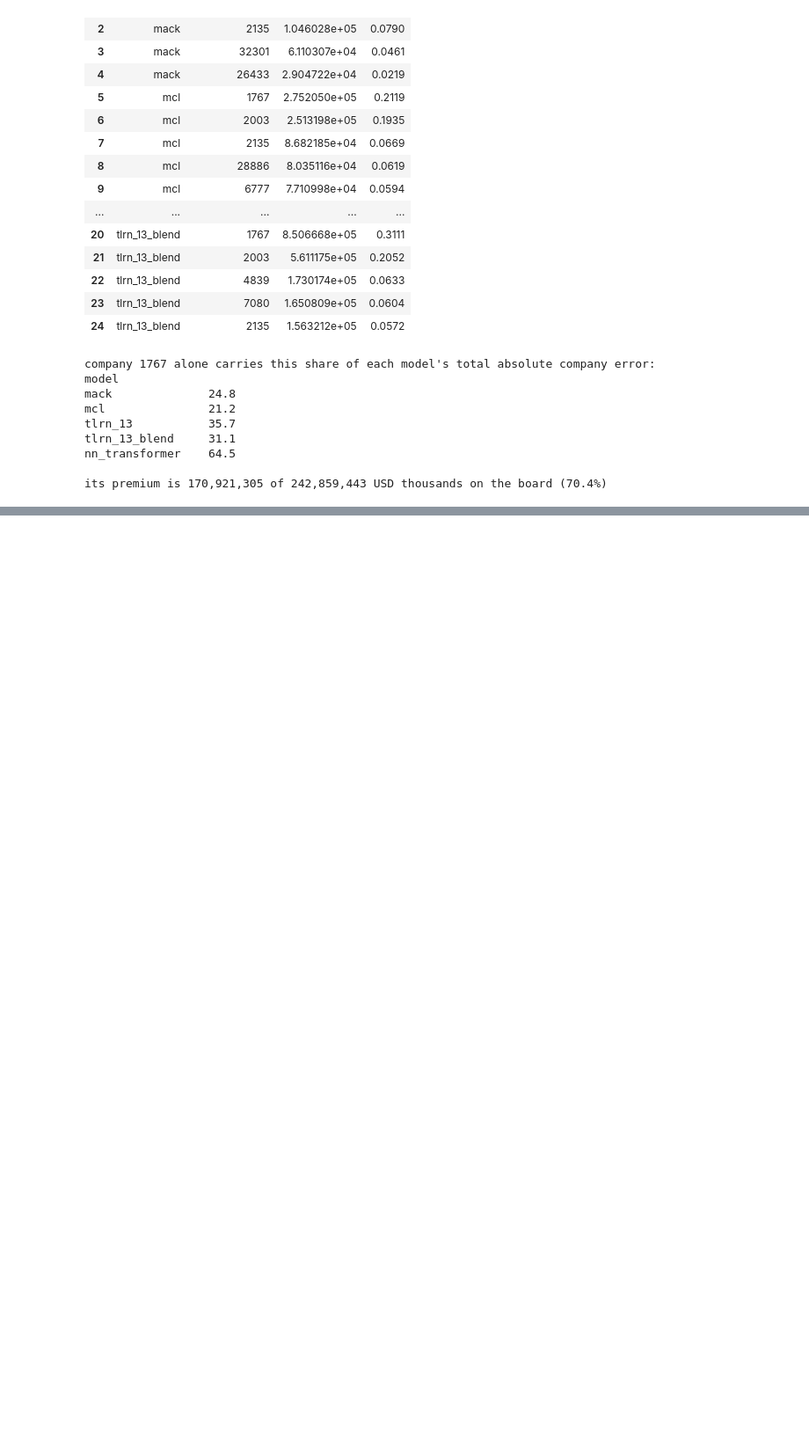
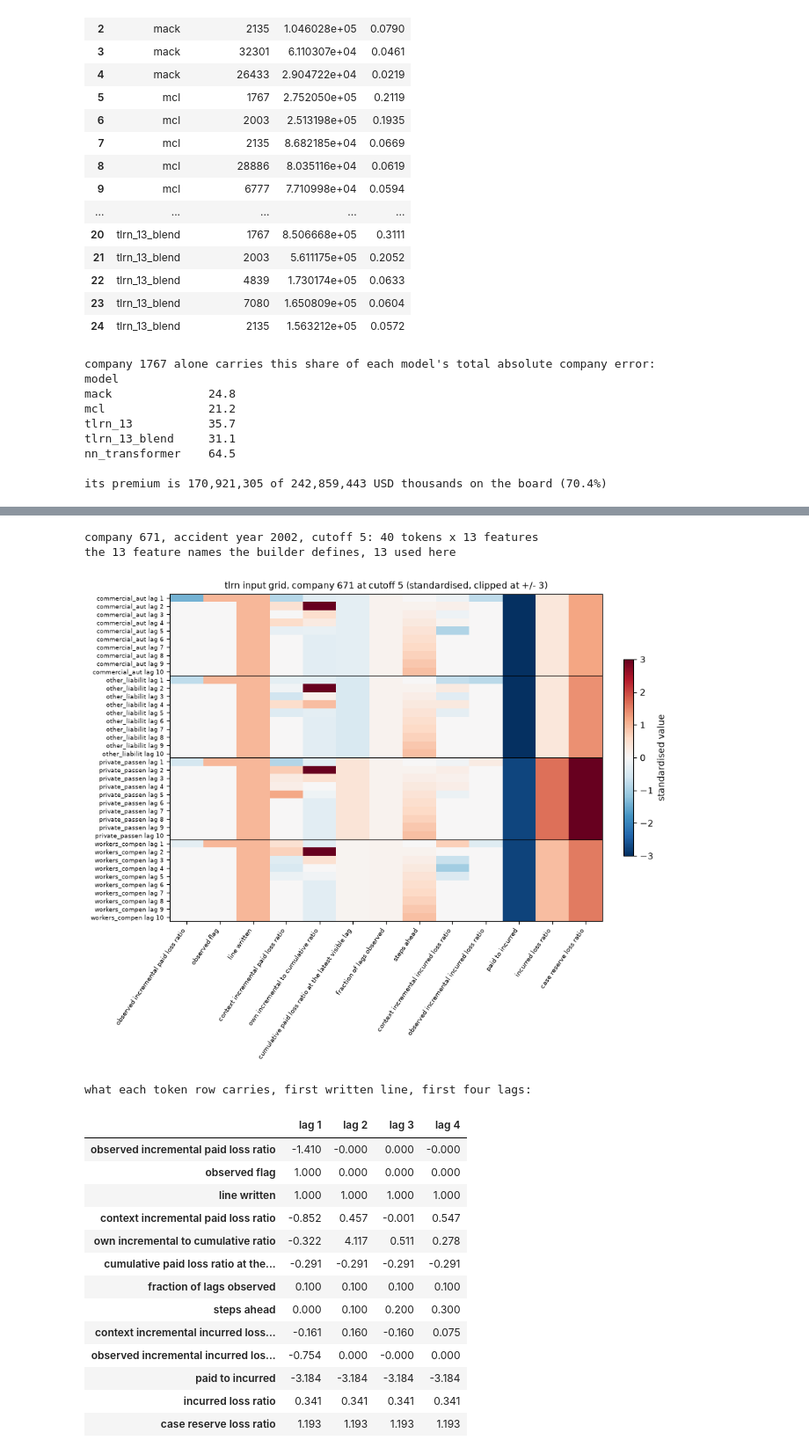
Before and after one commit to EKtheSage/ibnr, a Jupyter notebook: analysis/04_nn_architectures_vs_classical.ipynb, the cells around one changed output, grey strips where cells are left out. Shown at 88% size. Cells and saved outputs as stored; diff of their text form; code cells hidden in the pictures; blank space fills up the shorter version.

Commit message:
docs: notebook 04 architecture figure and the inside-tlrn section

```diff
--- a/analysis/04_nn_architectures_vs_classical.ipynb
+++ b/analysis/04_nn_architectures_vs_classical.ipynb
@@ -2710,0 +2801,72 @@ SMOKE RUN - none of the scores above may be quoted.
+# %%
+from ibnr.kernels.nn_features import FEATURE_NAMES, pooled_cl_factors, tlrn_features
+
+_entry = tlrn_fits["tlrn_13"]
+_contract = _entry.contract_
+_n_c, _n_l, _, _n_w, _n_d = _contract["x"].shape
+LAST_DIAGONAL = _n_w + _n_d - 1
+FINAL_CUTOFF = _entry.feature_stats_["final_cutoff"]
+
+INSIDE_COMPANY = "671" if "671" in COMPANIES else BOARD_COMPANIES[0]
+_codes = list(_contract["companies"]["company_code"])
+_ci = _codes.index(INSIDE_COMPANY)
+
+feat_set = tlrn_features(
+    _contract,
+    cutoff=CUTOFF,
+    target_lo=CUTOFF + 1,
+    target_hi=LAST_DIAGONAL,
+    incurred_field=INCURRED_FIELD,
+    case_field=CASE_FIELD,
+)
+# examples are (company, accident year); take this company's fifth accident year
+_rows_for_company = np.nonzero(feat_set["example_company"] == _ci)[0]
+EXAMPLE_ORIGIN = 4  # the fifth accident year of that company
+EXAMPLE = int(_rows_for_company[EXAMPLE_ORIGIN])
+grid = feat_set["feat"][EXAMPLE]  # (n_lines * n_lag, n_feat)
+names = list(feat_set["feature_names"])
+print(
+    f"company {INSIDE_COMPANY}, accident year "
+    f"{_contract['origin_periods'][EXAMPLE_ORIGIN].year}, cutoff {CUTOFF}: "
+    f"{grid.shape[0]} tokens x {grid.shape[1]} features"
+)
+print(f"the {len(FEATURE_NAMES)} feature names the builder defines, {len(names)} used here")
+
+fig, ax = plt.subplots(figsize=(9.0, 7.5), layout="constrained")
+im = ax.imshow(grid, aspect="auto", cmap="RdBu_r", vmin=-3, vmax=3)
+ax.set_xticks(range(len(names)), names, rotation=55, ha="right", fontsize=7.5)
+_labels = [
+    f"{_contract['lob_levels'][li][:14]} lag {d + 1}" for li in range(_n_l) for d in range(_n_d)
+]
+ax.set_yticks(range(len(_labels)), _labels, fontsize=6.5)
+for li in range(1, _n_l):
+    ax.axhline(li * _n_d - 0.5, color="black", lw=0.8)
+ax.set_title(
+    f"tlrn input grid, company {INSIDE_COMPANY} at cutoff {CUTOFF} "
+    "(standardised, clipped at +/- 3)",
+    fontsize=10,
+)
+fig.colorbar(im, ax=ax, shrink=0.6, label="standardised value")
+plt.show()
+
+print("\nwhat each token row carries, first written line, first four lags:")
+display(pd.DataFrame(grid[:4], columns=names, index=[f"lag {d + 1}" for d in range(4)]).round(3).T)
+# %% [output]
+company 671, accident year 2002, cutoff 5: 40 tokens x 13 features
+the 13 feature names the builder defines, 13 used here
+[figure, added]
+what each token row carries, first written line, first four lags:
+|  | lag 1 | lag 2 | lag 3 | lag 4 |
+| observed incremental paid loss ratio | -1.410 | -0.000 | 0.000 | -0.000 |
+| observed flag | 1.000 | 0.000 | 0.000 | 0.000 |
+| line written | 1.000 | 1.000 | 1.000 | 1.000 |
+| context incremental paid loss ratio | -0.852 | 0.457 | -0.001 | 0.547 |
+| own incremental to cumulative ratio | -0.322 | 4.117 | 0.511 | 0.278 |
+| cumulative paid loss ratio at the... | -0.291 | -0.291 | -0.291 | -0.291 |
+| fraction of lags observed | 0.100 | 0.100 | 0.100 | 0.100 |
+| steps ahead | 0.000 | 0.100 | 0.200 | 0.300 |
+| context incremental incurred loss... | -0.161 | 0.160 | -0.160 | 0.075 |
+| observed incremental incurred los... | -0.754 | 0.000 | -0.000 | 0.000 |
+| paid to incurred | -3.184 | -3.184 | -3.184 | -3.184 |
+| incurred loss ratio | 0.341 | 0.341 | 0.341 | 0.341 |
+| case reserve loss ratio | 1.193 | 1.193 | 1.193 | 1.193 |
```
Also changed, not shown: parts of 17 cells of this notebook.
